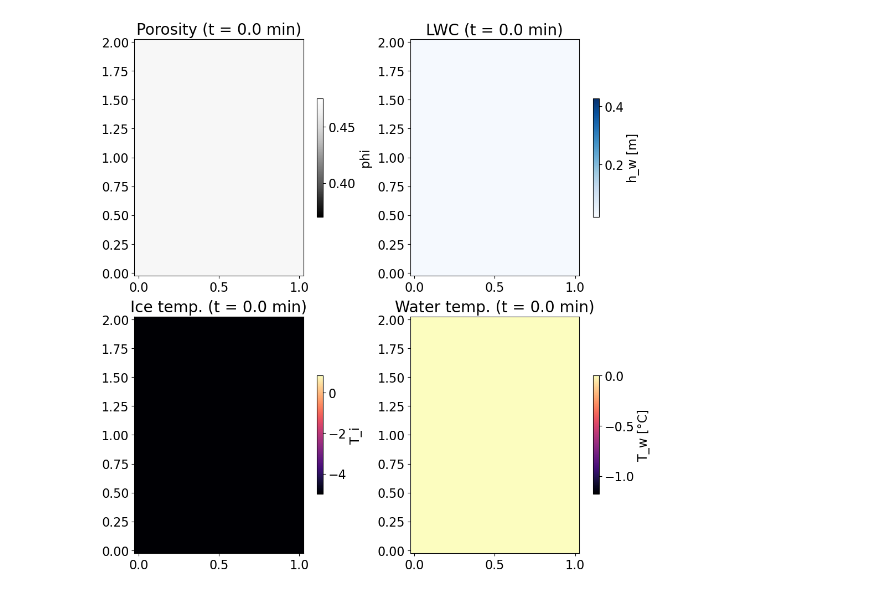
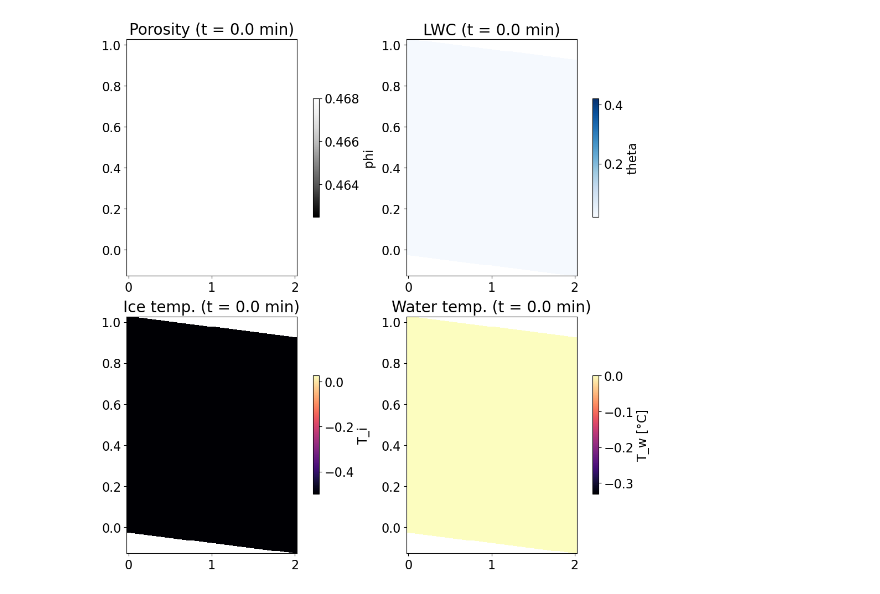
Before and after one commit to lannika-ut/Masterarbeit, a Jupyter notebook: animate_solution.ipynb, the cells around one changed output. Cells and saved outputs as stored; diff of their text form; code cells hidden in the pictures.

```diff
--- a/animate_solution.ipynb
+++ b/animate_solution.ipynb
@@ -9,7 +9,7 @@ from dolfinx.fem import functionspace, Function
 import pickle
 from dolfinx import mesh
 # %%
-filename = "Crippa_UniformInfiltration_dtsmall"
+filename = "Test1_Annika"
 with open("./solutions/"+filename+".pkl", "rb") as f:
     data_Annika = pickle.load(f)
 
@@ -62,9 +62,9 @@ cbar1.set_label("phi")
 pmsh2 = ax[0, 1].pcolormesh(
     x_plot, z_plot, theta_tot, cmap="Blues",
     vmin=p.theta_r.value, vmax=0.9*np.max(data_Annika["phi"]))
-ax[0, 1].set_title("h_w", fontsize=20)
+ax[0, 1].set_title("theta", fontsize=20)
 cbar2 = fig.colorbar(pmsh2, ax=ax[0, 1], shrink=0.5)
-cbar2.set_label("h_w [m]")
+cbar2.set_label("theta")
 
 pmsh3 = ax[1, 0].pcolormesh(
     x_plot, z_plot, Ti, cmap="magma",
@@ -99,31 +99,31 @@ def update(frame):
     theta_tot = p.theta_r.value + (0.9*porosity - p.theta_r.value)*Se(h_c, p.alpha.value, p.N.value)
 
     pmsh1.set_array(porosity.ravel())
     pmsh2.set_array(theta_tot.ravel())
     pmsh3.set_array(Ti.ravel())
     pmsh4.set_array(Tw.ravel())
 
     ax[0, 0].set_title(f"Porosity (t = {time/60:.1f} min)", fontsize=20)
     ax[0, 1].set_title(f"LWC (t = {time/60:.1f} min)", fontsize=20)
     ax[1, 0].set_title(f"Ice temp. (t = {time/60:.1f} min)", fontsize=20)
     ax[1, 1].set_title(f"Water temp. (t = {time/60:.1f} min)", fontsize=20)
 
     return pmsh1, pmsh2, pmsh3, pmsh4
 
 
 # Create animation
 num_frames = len(data_Annika["T_w"])  # or your max time index
 fps = 5
 ani = animation.FuncAnimation(
     fig,
     update,
     frames=num_frames,
     interval=1000/fps,  # ms between frames
     blit=False,
     repeat=True
 )
 
 # Save animation
 ani.save("./animations/"+ filename + ".mp4", writer="ffmpeg", fps=fps)
 # %% [output]
-[figure, old version]
+[figure, new version]
```
Also changed, not shown: 6 other files.
